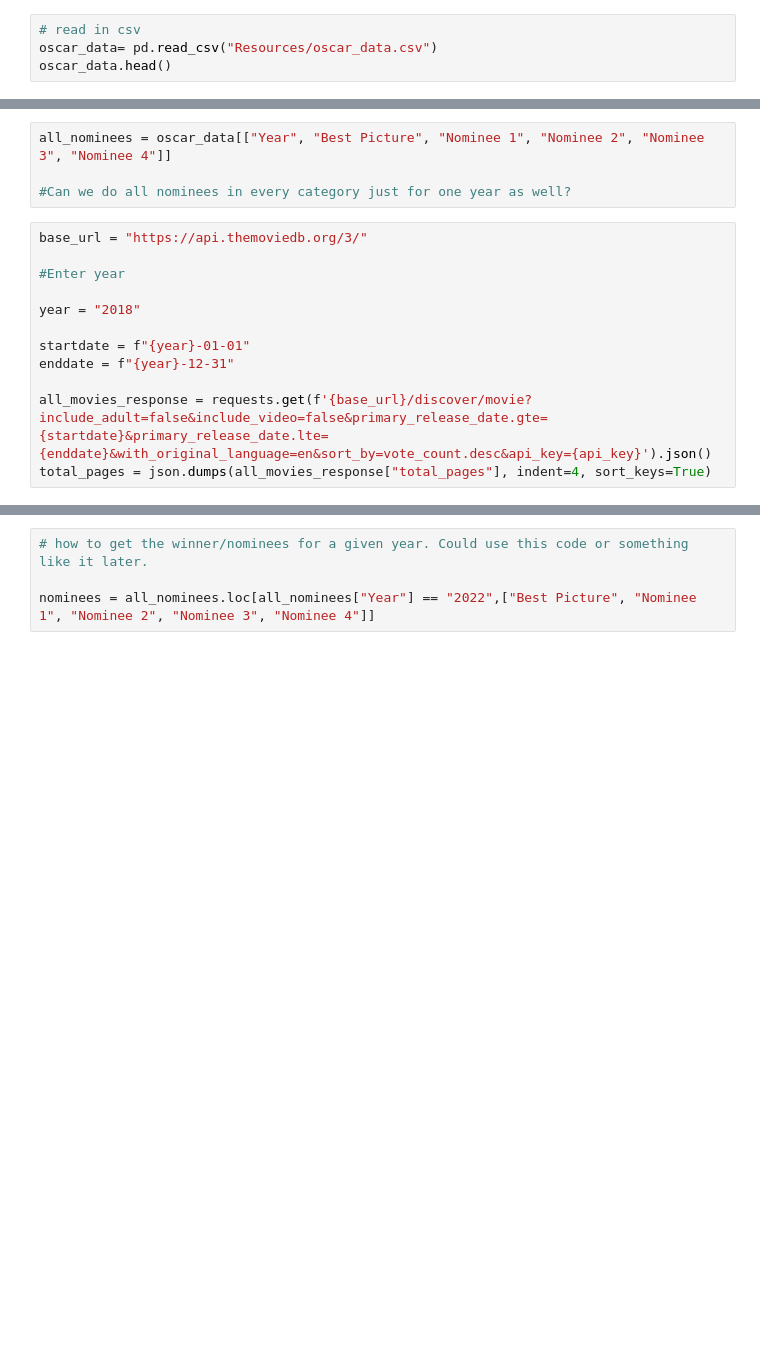
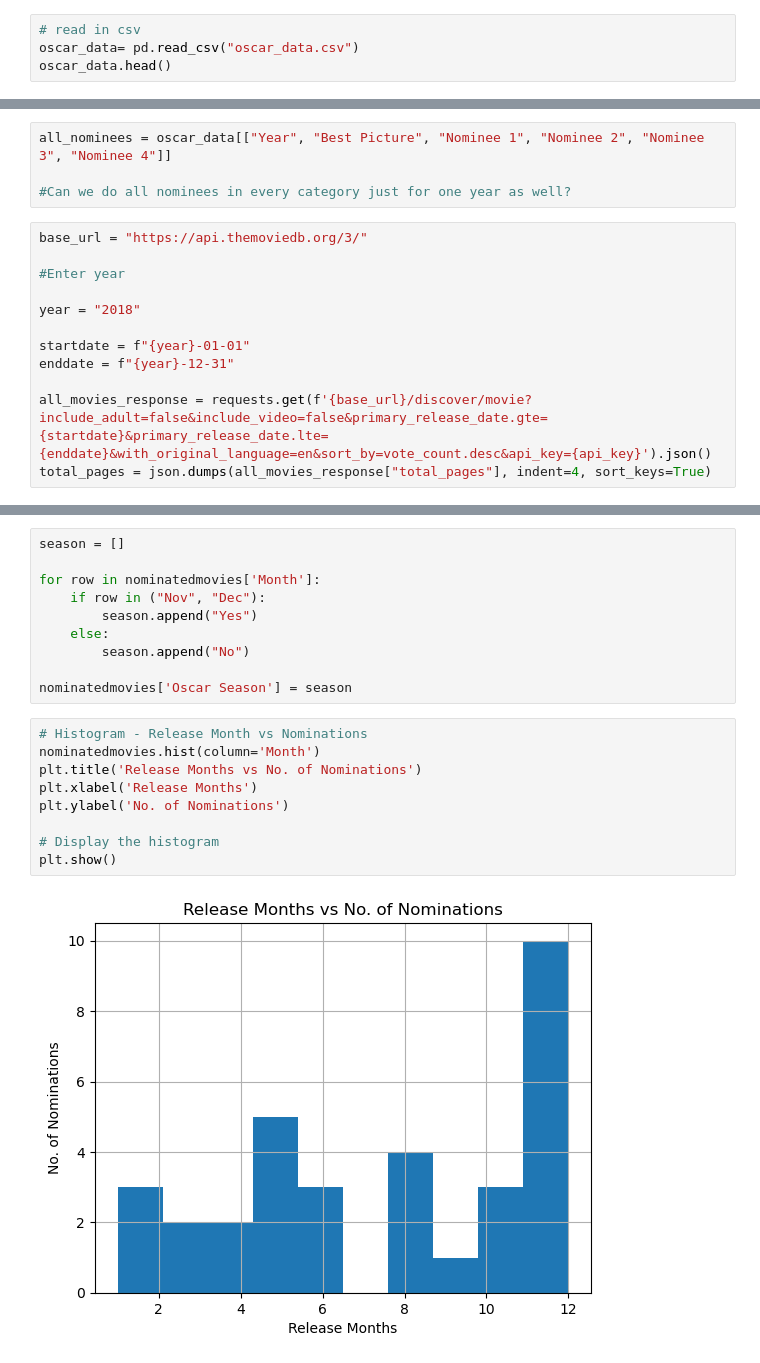
Before and after one commit to jamieah80/group-project-one, a Jupyter notebook: main.ipynb, the cells around one changed output, grey strips where cells are left out. Saved outputs shown, nothing was run; the diff lists cells and outputs as text; blank space fills up the shorter version.

```diff
--- a/main.ipynb
+++ b/main.ipynb
@@ -19,5 +16,5 @@ from scatterplot_generator import linregplot
 from api_keys import api_key
 # %%
 # read in csv
-oscar_data= pd.read_csv("Resources/oscar_data.csv")
+oscar_data= pd.read_csv("oscar_data.csv")
 oscar_data.head()
@@ -98,4 +133,21 @@ nominatedmovies
-# %%
-# how to get the winner/nominees for a given year. Could use this code or something like it later.
-
-nominees = all_nominees.loc[all_nominees["Year"] == "2022",["Best Picture", "Nominee 1", "Nominee 2", "Nominee 3", "Nominee 4"]]
+# %%
+season = []
+
+for row in nominatedmovies['Month']:
+    if row in ("Nov", "Dec"):
+        season.append("Yes")
+    else:
+        season.append("No")
+
+nominatedmovies['Oscar Season'] = season
+# %%
+# Histogram - Release Month vs Nominations
+nominatedmovies.hist(column='Month')
+plt.title('Release Months vs No. of Nominations')
+plt.xlabel('Release Months')
+plt.ylabel('No. of Nominations')
+
+# Display the histogram
+plt.show()
+# %% [output]
+[figure, added]
```
Also changed, not shown: parts of 14 cells of this notebook, 2 other files.
